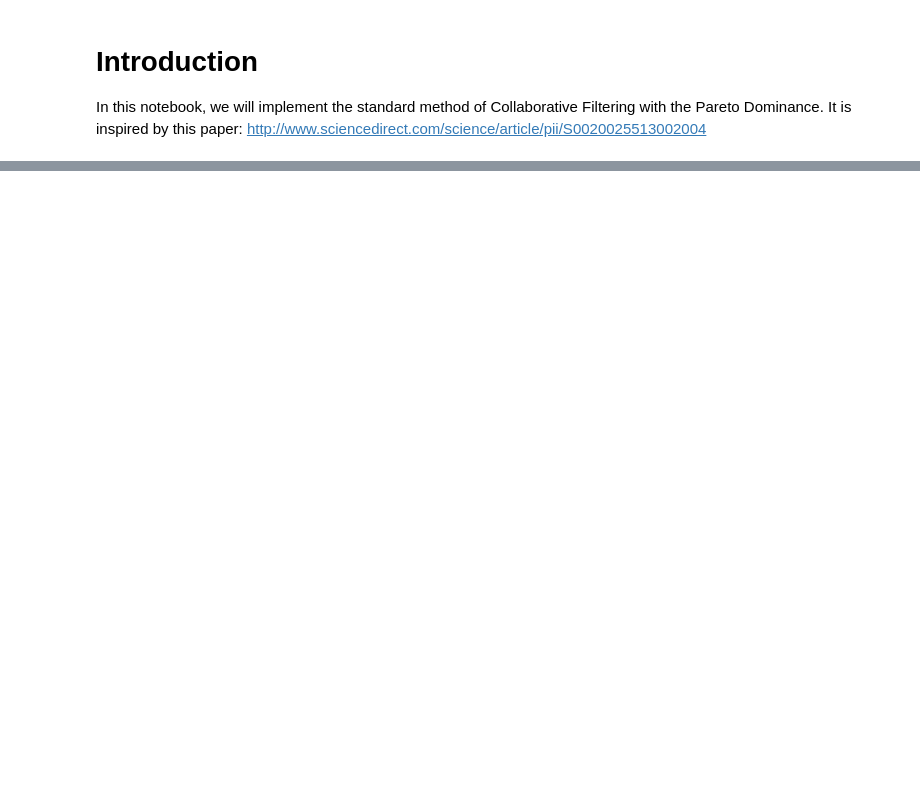
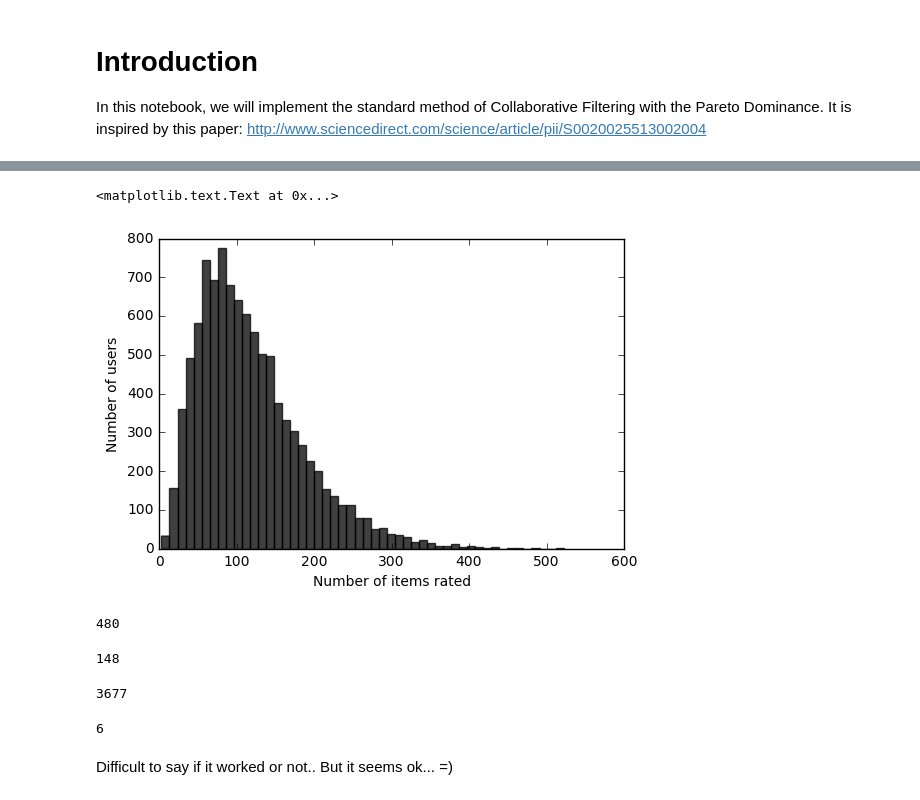
Before and after one commit to glederrey/PCML_Netflix_and_Chill, a Jupyter notebook: notebooks/CF_and_PD/Collaborative_Filtering_and_Pareto_Dominance.ipynb, the cells around one changed output, grey strips where cells are left out. Saved outputs shown, nothing was run; the diff lists cells and outputs as text; code cells hidden in the pictures; blank space fills up the shorter version.

```diff
--- a/notebooks/CF_and_PD/Collaborative_Filtering_and_Pareto_Dominance.ipynb
+++ b/notebooks/CF_and_PD/Collaborative_Filtering_and_Pareto_Dominance.ipynb
@@ -188,0 +79,25 @@ with open("non-dominated-users.dat", "w") as file:
+# %%
+n, bins, patches = plt.hist(nbr_itms, 50, facecolor='black', alpha=0.75)
+plt.xlabel('Number of items rated')
+plt.ylabel('Number of users')
+# %% [output]
+<matplotlib.text.Text at 0x...>
+[figure, added]
+# %%
+nbr_itms.index(min(nbr_itms))
+# %% [output]
+480
+# %%
+len(C[480])
+# %% [output]
+148
+# %%
+nbr_cand.index(min(nbr_cand))
+# %% [output]
+3677
+# %%
+nbr_itms[3677]
+# %% [output]
+6
+# %% [markdown]
+Difficult to say if it worked or not.. But it seems ok... =)
```
Also changed, not shown: parts of 38 cells of this notebook, 1 other file.
